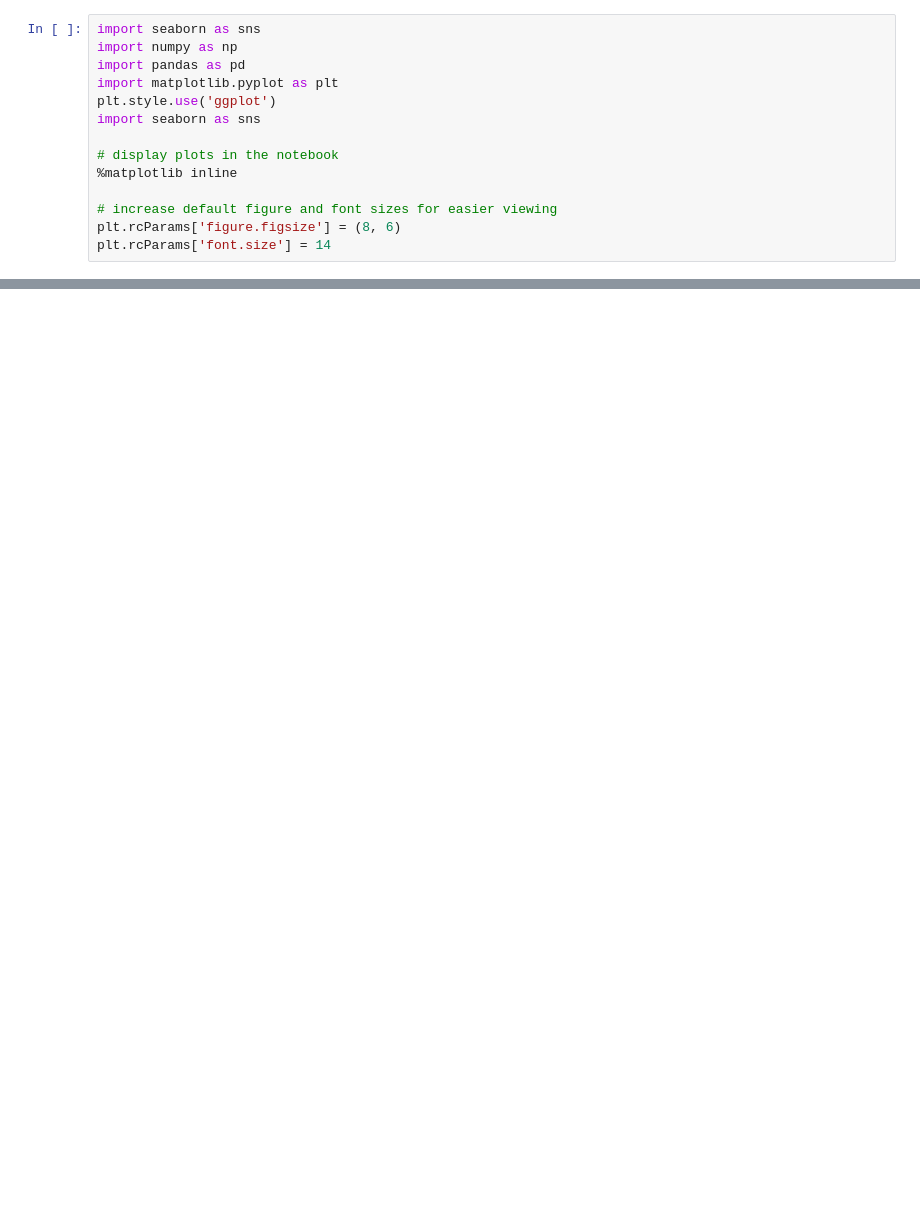
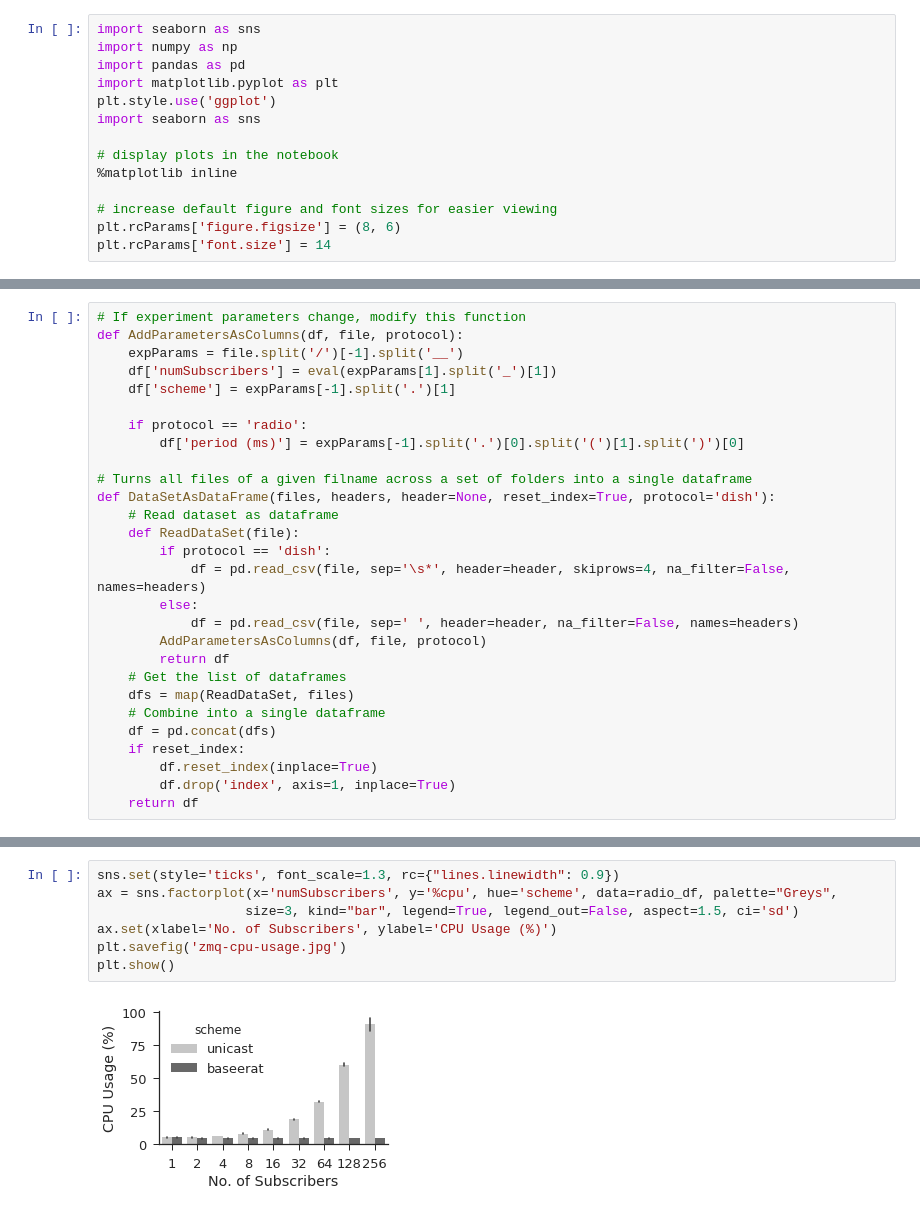
Before and after one commit to Elmo-MCast/measurements, a Jupyter notebook: vmware/analysis/apps/pub/vms/fanout/usage.ipynb, the cells around one changed output, grey strips where cells are left out. Saved outputs shown, nothing was run; the diff lists cells and outputs as text; blank space fills up the shorter version.

```diff
--- a/vmware/analysis/apps/pub/vms/fanout/usage.ipynb
+++ b/vmware/analysis/apps/pub/vms/fanout/usage.ipynb
@@ -292,0 +27,28 @@ plt.show()
+# %%
+# If experiment parameters change, modify this function
+def AddParametersAsColumns(df, file, protocol):
+    expParams = file.split('/')[-1].split('__')
+    df['numSubscribers'] = eval(expParams[1].split('_')[1])
+    df['scheme'] = expParams[-1].split('.')[1]
+
+    if protocol == 'radio':
+        df['period (ms)'] = expParams[-1].split('.')[0].split('(')[1].split(')')[0]
+
+# Turns all files of a given filname across a set of folders into a single dataframe
+def DataSetAsDataFrame(files, headers, header=None, reset_index=True, protocol='dish'):
+    # Read dataset as dataframe
+    def ReadDataSet(file):
+        if protocol == 'dish':
+            df = pd.read_csv(file, sep='\s*', header=header, skiprows=4, na_filter=False, names=headers)
+        else:
+            df = pd.read_csv(file, sep=' ', header=header, na_filter=False, names=headers)
+        AddParametersAsColumns(df, file, protocol)
+        return df
+    # Get the list of dataframes
+    dfs = map(ReadDataSet, files)
+    # Combine into a single dataframe
+    df = pd.concat(dfs)
+    if reset_index:
+        df.reset_index(inplace=True)
+        df.drop('index', axis=1, inplace=True)
+    return df
@@ -292,0 +174,9 @@ plt.show()
+# %%
+sns.set(style='ticks', font_scale=1.3, rc={"lines.linewidth": 0.9})
+ax = sns.factorplot(x='numSubscribers', y='%cpu', hue='scheme', data=radio_df, palette="Greys",
+                   size=3, kind="bar", legend=True, legend_out=False, aspect=1.5, ci='sd')
+ax.set(xlabel='No. of Subscribers', ylabel='CPU Usage (%)')
+plt.savefig('zmq-cpu-usage.jpg')
+plt.show()
+# %% [output]
+[figure, added]
```
Also changed, not shown: parts of 43 cells of this notebook, 17 other files.
